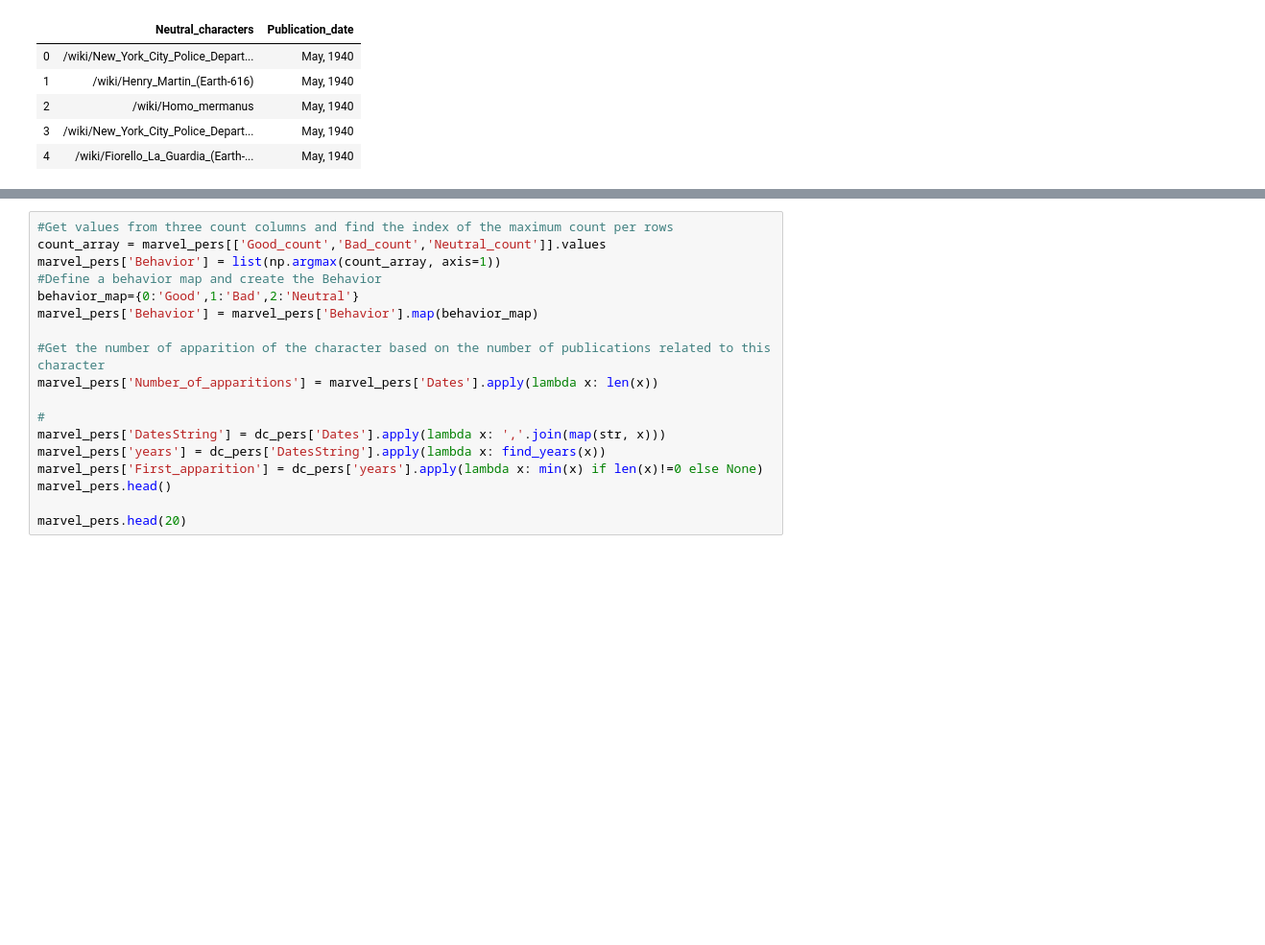
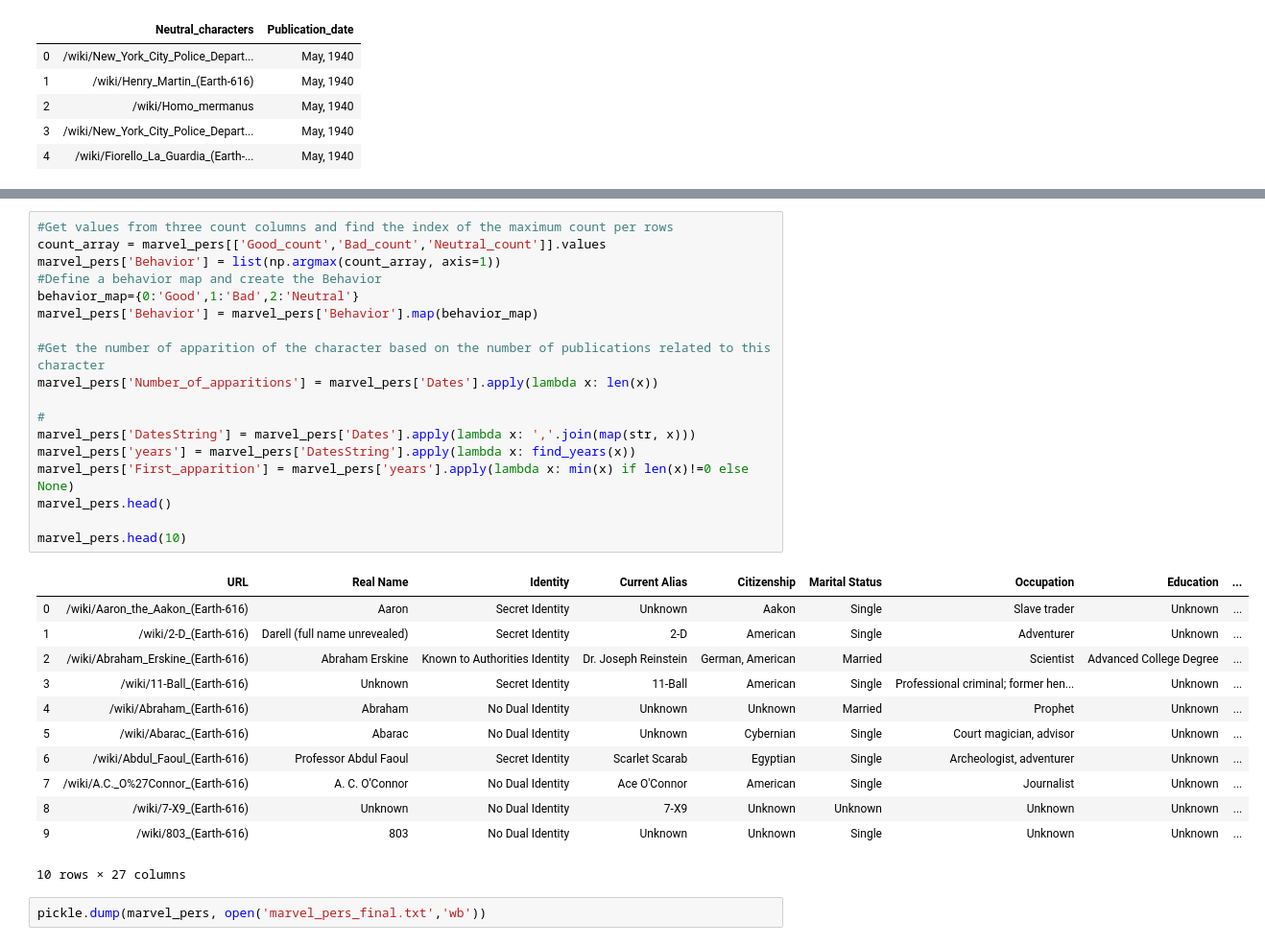
Before and after one commit to marvelous-comics/project_ADAELE, a Jupyter notebook: Marvellous Comics Notebook.ipynb, the cells around one changed output, grey strips where cells are left out. Shown at 96% size. Drawn from its saved outputs; the diff is of its cells as text; blank space fills up the shorter version.

```diff
--- a/Marvellous Comics Notebook.ipynb
+++ b/Marvellous Comics Notebook.ipynb
@@ -501,18 +504,33 @@ marvel_pers.head(50)
 # %%
 #Get values from three count columns and find the index of the maximum count per rows
 count_array = marvel_pers[['Good_count','Bad_count','Neutral_count']].values
 marvel_pers['Behavior'] = list(np.argmax(count_array, axis=1))
 #Define a behavior map and create the Behavior
 behavior_map={0:'Good',1:'Bad',2:'Neutral'}
 marvel_pers['Behavior'] = marvel_pers['Behavior'].map(behavior_map)
 
 #Get the number of apparition of the character based on the number of publications related to this character
 marvel_pers['Number_of_apparitions'] = marvel_pers['Dates'].apply(lambda x: len(x))
 
 #
-marvel_pers['DatesString'] = dc_pers['Dates'].apply(lambda x: ','.join(map(str, x)))
-marvel_pers['years'] = dc_pers['DatesString'].apply(lambda x: find_years(x))
-marvel_pers['First_apparition'] = dc_pers['years'].apply(lambda x: min(x) if len(x)!=0 else None)
+marvel_pers['DatesString'] = marvel_pers['Dates'].apply(lambda x: ','.join(map(str, x)))
+marvel_pers['years'] = marvel_pers['DatesString'].apply(lambda x: find_years(x))
+marvel_pers['First_apparition'] = marvel_pers['years'].apply(lambda x: min(x) if len(x)!=0 else None)
 marvel_pers.head()
 
-marvel_pers.head(20)
+marvel_pers.head(10)
+# %% [output]
+|  | URL | Real Name | Identity | Current Alias | Citizenship | Marital Status | Occupation | Education | ... |
+| 0 | /wiki/Aaron_the_Aakon_(Earth-616) | Aaron | Secret Identity | Unknown | Aakon | Single | Slave trader | Unknown | ... |
+| 1 | /wiki/2-D_(Earth-616) | Darell (full name unrevealed) | Secret Identity | 2-D | American | Single | Adventurer | Unknown | ... |
+| 2 | /wiki/Abraham_Erskine_(Earth-616) | Abraham Erskine | Known to Authorities Identity | Dr. Joseph Reinstein | German, American | Married | Scientist | Advanced College Degree | ... |
+| 3 | /wiki/11-Ball_(Earth-616) | Unknown | Secret Identity | 11-Ball | American | Single | Professional criminal; former hen... | Unknown | ... |
+| 4 | /wiki/Abraham_(Earth-616) | Abraham | No Dual Identity | Unknown | Unknown | Married | Prophet | Unknown | ... |
+| 5 | /wiki/Abarac_(Earth-616) | Abarac | No Dual Identity | Unknown | Cybernian | Single | Court magician, advisor | Unknown | ... |
+| 6 | /wiki/Abdul_Faoul_(Earth-616) | Professor Abdul Faoul | Secret Identity | Scarlet Scarab | Egyptian | Single | Archeologist, adventurer | Unknown | ... |
+| 7 | /wiki/A.C._O%27Connor_(Earth-616) | A. C. O'Connor | No Dual Identity | Ace O'Connor | American | Single | Journalist | Unknown | ... |
+| 8 | /wiki/7-X9_(Earth-616) | Unknown | No Dual Identity | 7-X9 | Unknown | Unknown | Unknown | Unknown | ... |
+| 9 | /wiki/803_(Earth-616) | 803 | No Dual Identity | Unknown | Unknown | Single | Unknown | Unknown | ... |
+10 rows × 27 columns
+# %%
+pickle.dump(marvel_pers, open('marvel_pers_final.txt','wb'))
```
Also changed, not shown: parts of 13 cells of this notebook, 2 other files.
